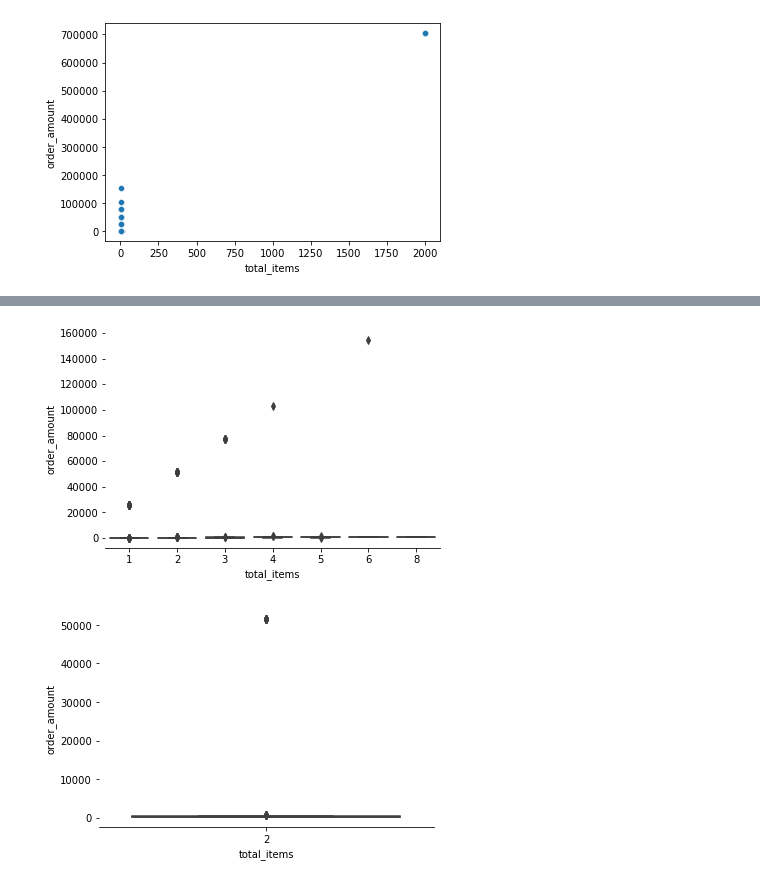
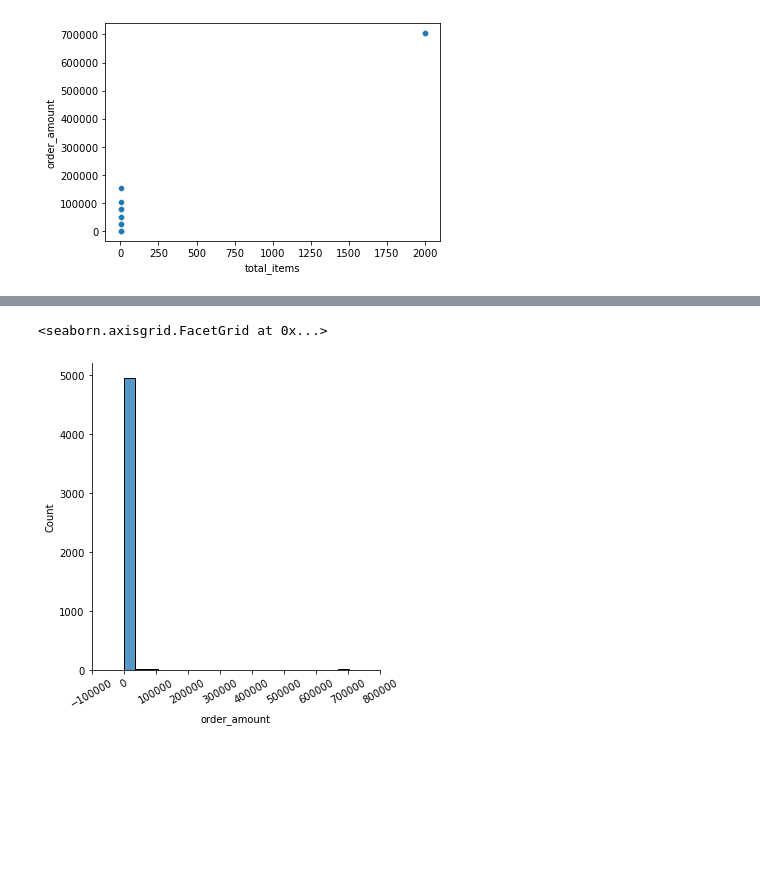
Before and after one commit to brandonxlaw/BrandonLaw-Technical-Challenge-Submission, a Jupyter notebook: bl-exploratorydataanalysis.ipynb, the cells around one changed output, grey strips where cells are left out. Cells and saved outputs as stored; diff of their text form; code cells hidden in the pictures; blank space fills up the shorter version.

```diff
--- a/bl-exploratorydataanalysis.ipynb
+++ b/bl-exploratorydataanalysis.ipynb
@@ -127,11 +128,7 @@ sns.despine(left=True)
-# %%
-sns.boxplot(data=exclude_outlier, x="total_items", y="order_amount")
-sns.despine(left=True)
-# %% [output]
-[figure, removed]
-# %%
-just_2 = df[df['total_items'] == 2]
-sns.boxplot(data=just_2, x="total_items", y="order_amount")
-sns.despine(left=True)
-# %% [output]
-[figure, removed]
+# %%
+g = sns.displot(df.order_amount, bins=20)
+g
+g.set_xticklabels(rotation=30)
+# %% [output]
+<seaborn.axisgrid.FacetGrid at 0x...>
+[figure, added]
```
Also changed, not shown: parts of 4 cells of this notebook, 1 other file.
